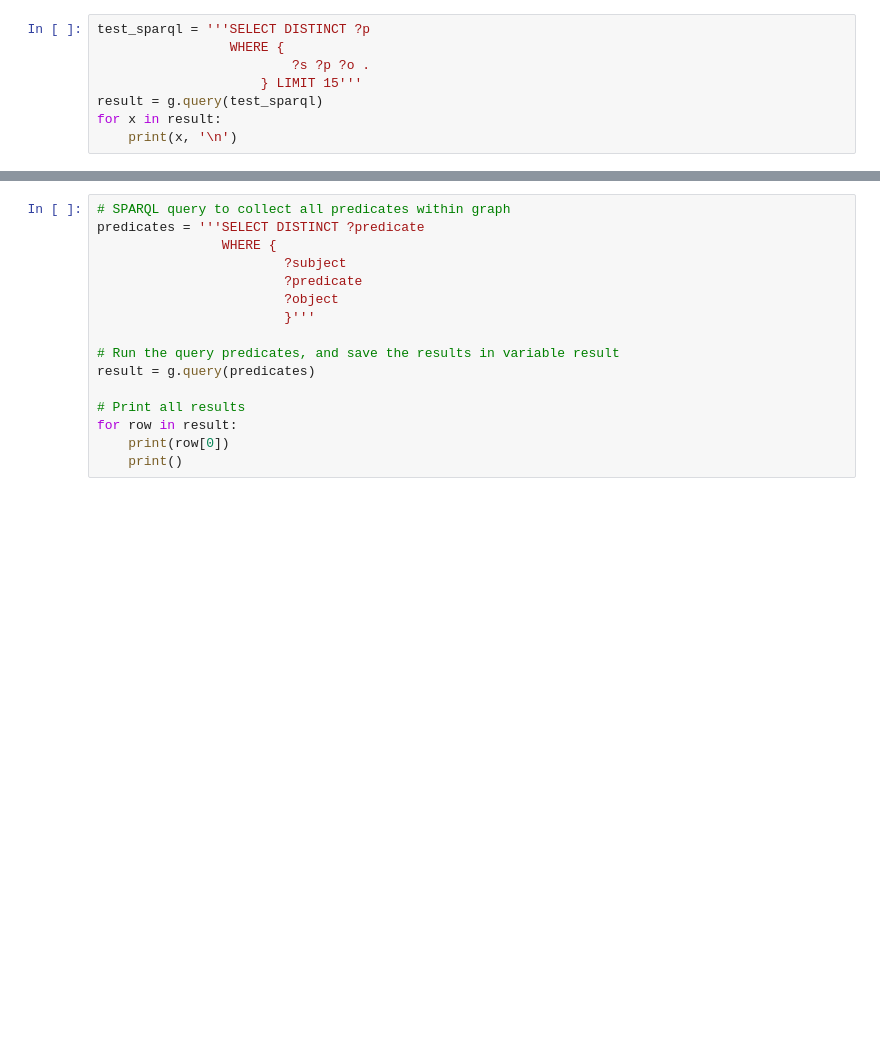
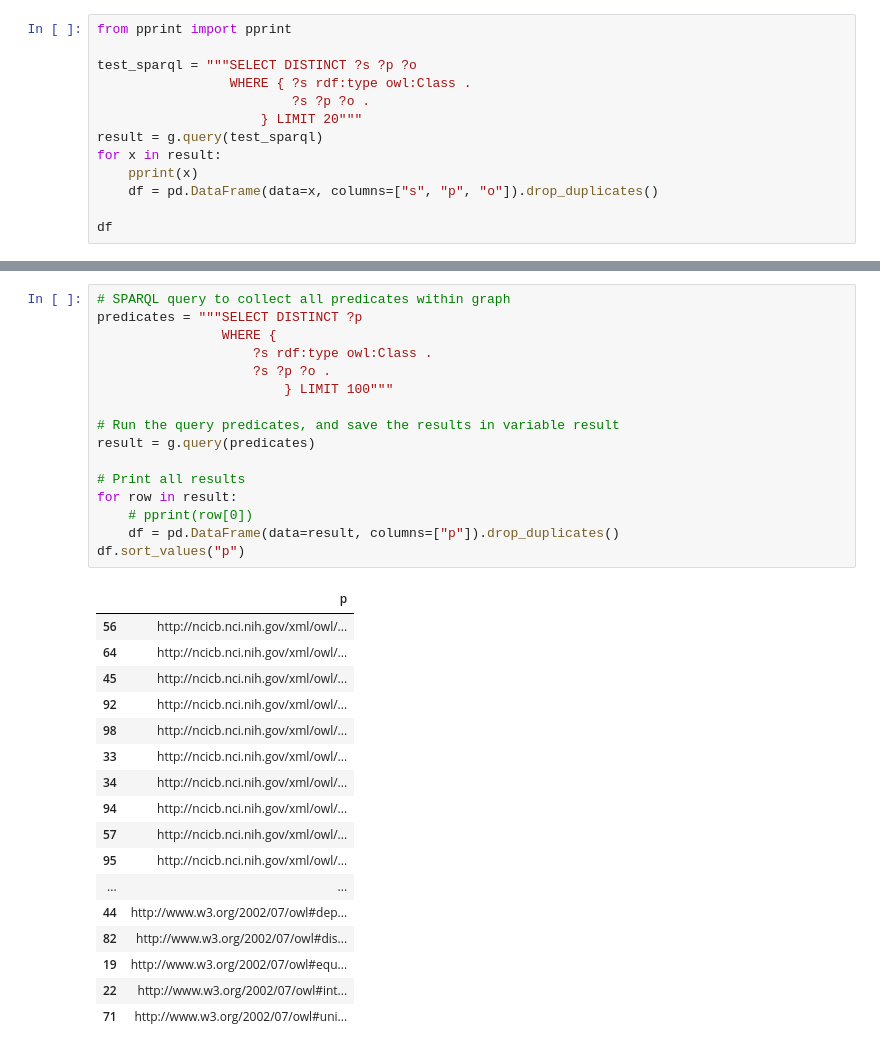
Before and after one commit to rcolinp/owl-obo-rdf-data-wrangle, a Jupyter notebook: parse_ncit_owl.ipynb, the cells around one changed output, grey strips where cells are left out. Cells and saved outputs as stored; diff of their text form; blank space fills up the shorter version.

```diff
--- a/parse_ncit_owl.ipynb
+++ b/parse_ncit_owl.ipynb
@@ -65,8 +101,13 @@ g.serialize(destination='./output_data/ncit_serialized.ttl', format='turtle')
 # %%
-test_sparql = '''SELECT DISTINCT ?p
-                 WHERE {
+from pprint import pprint
+
+test_sparql = """SELECT DISTINCT ?s ?p ?o
+                 WHERE { ?s rdf:type owl:Class .
                          ?s ?p ?o .
-                     } LIMIT 15'''
+                     } LIMIT 20"""
 result = g.query(test_sparql)
 for x in result:
-    print(x, '\n')
+    pprint(x)
+    df = pd.DataFrame(data=x, columns=["s", "p", "o"]).drop_duplicates()
+
+df
@@ -101,17 +207,35 @@ printtriples(g, 10)
 # %%
 # SPARQL query to collect all predicates within graph
-predicates = '''SELECT DISTINCT ?predicate
+predicates = """SELECT DISTINCT ?p
                 WHERE {
-                        ?subject
-                        ?predicate
-                        ?object
-                        }'''
+                    ?s rdf:type owl:Class .
+                    ?s ?p ?o .
+                        } LIMIT 100"""
 
 # Run the query predicates, and save the results in variable result
 result = g.query(predicates)
 
 # Print all results
 for row in result:
-    print(row[0])
-    print()
+    # pprint(row[0])
+    df = pd.DataFrame(data=result, columns=["p"]).drop_duplicates()
+df.sort_values("p")
+# %% [output]
+|  | p |
+| 56 | http://ncicb.nci.nih.gov/xml/owl/... |
+| 64 | http://ncicb.nci.nih.gov/xml/owl/... |
+| 45 | http://ncicb.nci.nih.gov/xml/owl/... |
+| 92 | http://ncicb.nci.nih.gov/xml/owl/... |
+| 98 | http://ncicb.nci.nih.gov/xml/owl/... |
+| 33 | http://ncicb.nci.nih.gov/xml/owl/... |
+| 34 | http://ncicb.nci.nih.gov/xml/owl/... |
+| 94 | http://ncicb.nci.nih.gov/xml/owl/... |
+| 57 | http://ncicb.nci.nih.gov/xml/owl/... |
+| 95 | http://ncicb.nci.nih.gov/xml/owl/... |
+| ... | ... |
+| 44 | http://www.w3.org/2002/07/owl#dep... |
+| 82 | http://www.w3.org/2002/07/owl#dis... |
+| 19 | http://www.w3.org/2002/07/owl#equ... |
+| 22 | http://www.w3.org/2002/07/owl#int... |
+| 71 | http://www.w3.org/2002/07/owl#uni... |
 # %%
```
Also changed, not shown: parts of 10 cells of this notebook.
